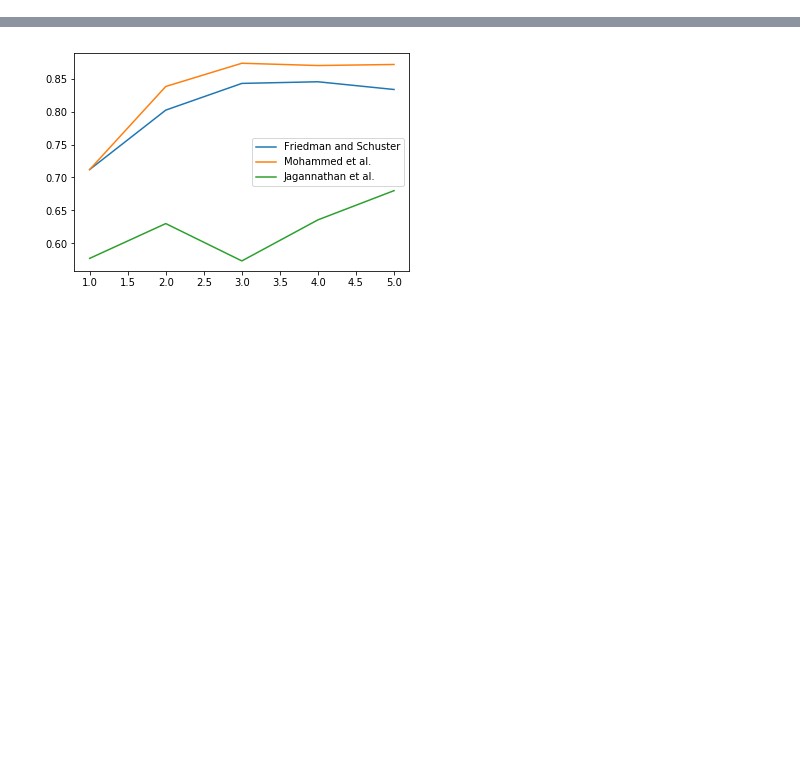
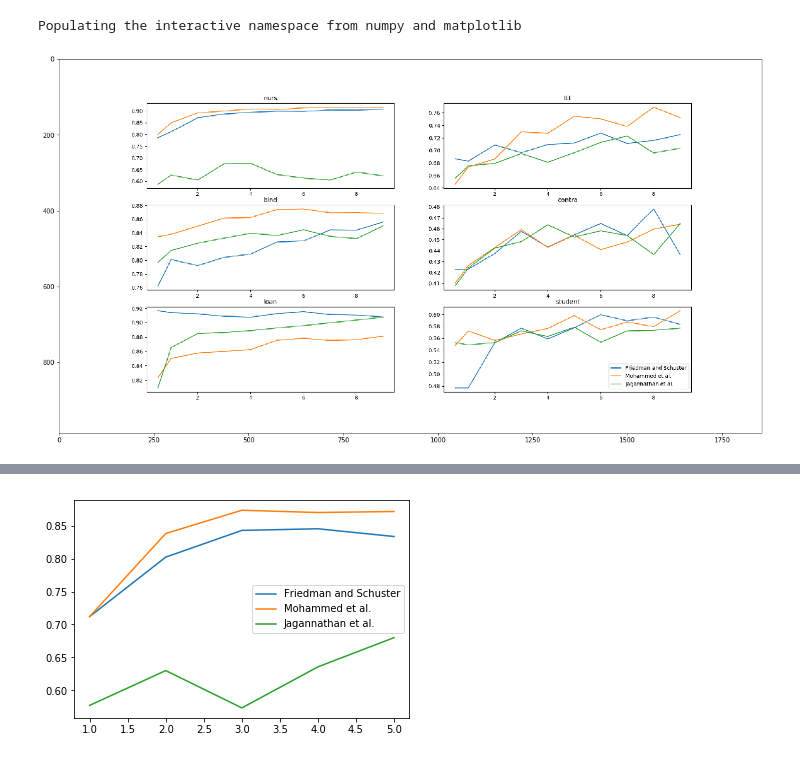
Before and after one commit to jimola/S18_Research, a Jupyter notebook: Python/FeatureTest.ipynb, the cells around one changed output, grey strips where cells are left out. Cells and saved outputs as stored; diff of their text form; code cells hidden in the pictures; blank space fills up the shorter version.

```diff
--- a/Python/FeatureTest.ipynb
+++ b/Python/FeatureTest.ipynb
@@ -0,0 +1,12 @@
+# %%
+%pylab inline
+pylab.rcParams['figure.figsize'] = (20, 15)
+# %% [output]
+Populating the interactive namespace from numpy and matplotlib
+# %%
+import matplotlib.image
+img = matplotlib.image.imread('3Algs6DBs.png')
+plt.imshow(img)
+plt.show()
+# %% [output]
+[figure, added]
```
Also changed, not shown: parts of 13 cells of this notebook, 3 other files.
